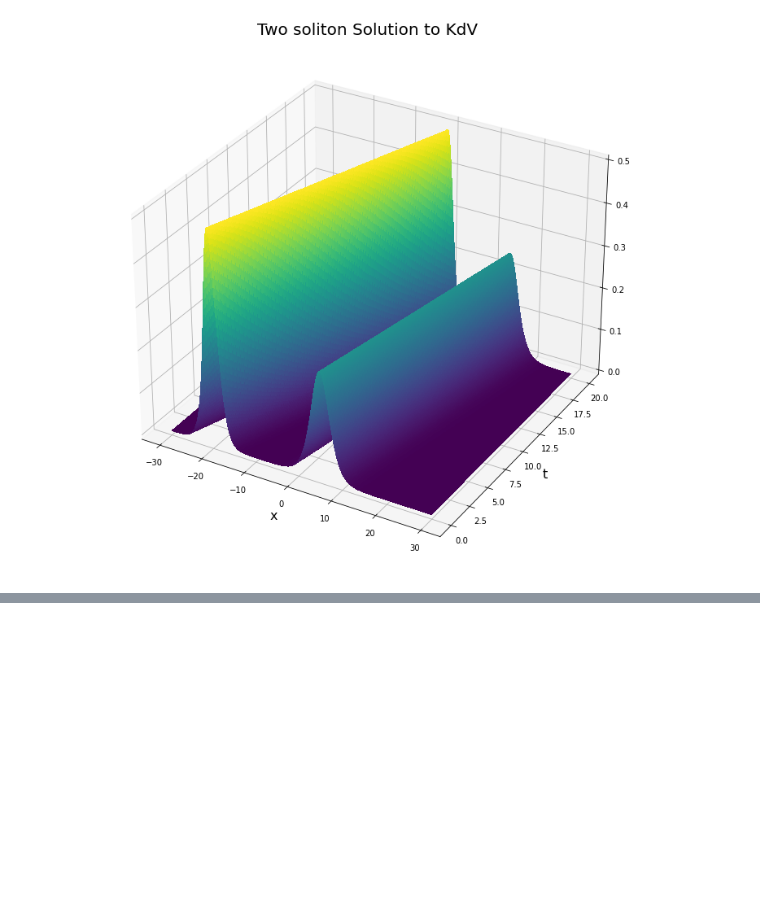
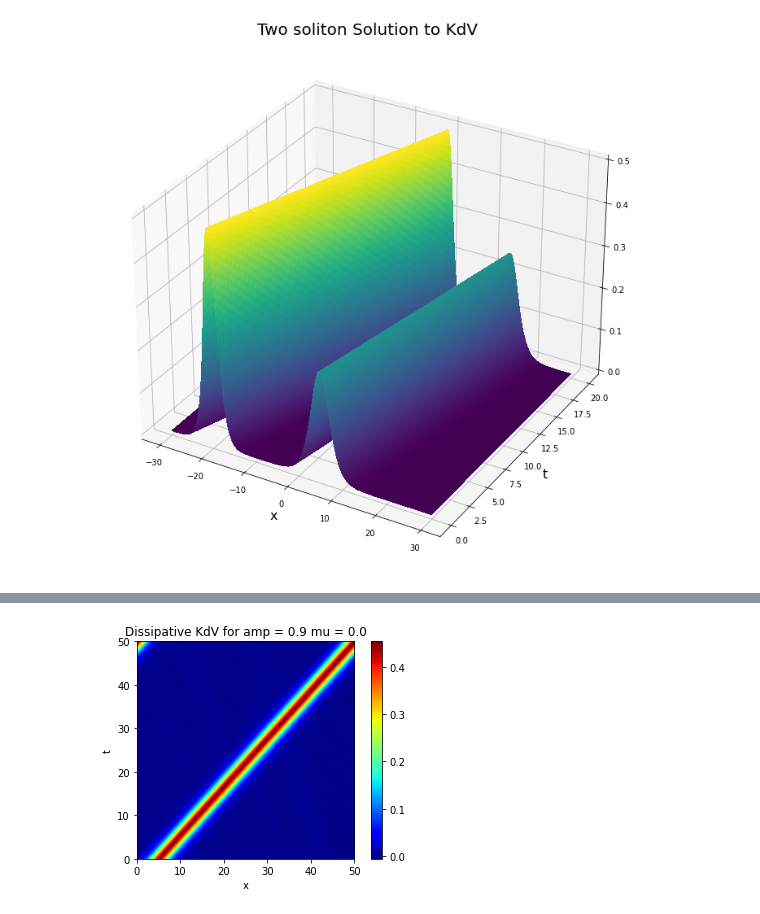
Before and after one commit to rajgark/COLSA-PySINDy, a Jupyter notebook: KortewegDeVries_COLSA.ipynb, the cells around one changed output, grey strips where cells are left out. Saved outputs shown, nothing was run; the diff lists cells and outputs as text; code cells hidden in the pictures; blank space fills up the shorter version.

```diff
--- a/KortewegDeVries_COLSA.ipynb
+++ b/KortewegDeVries_COLSA.ipynb
@@ -494,0 +473,88 @@ TypeError: object of type 'Lasso' has no len()
+# %%
+amp = 0.9
+L = 50.0
+N = 256
+dx = L / (N - 1.0)
+x = np.linspace(0, (1-1.0/N)*L, N)
+
+u0 = kdv_exact(x-0.1*L, amp)  # initial condition with a soliton near the left end
+
+# Set the time sample grid.
+T = 50      # total time to integrate for
+num_t = 501 # number of timesteps
+t = np.linspace(0, T, num_t)
+
+mu_range = np.linspace(0.0, 0.05, 6)
+# %%
+for mu in mu_range:
+
+    print('Computing the solution for amp = '+str(amp)+' mu = ' + str(mu))
+    sol = diss_kdv_solution(u0, t, L, mu)
+
+    print('Generating a space time plot')
+
+    f = plt.figure()
+    #[::-1, :] is a python trick for reversing the first index so t=0 is at the bottom of the image
+    plt.imshow(sol[::-1, :], cmap='jet', extent=[0,L,0,T])
+    plt.colorbar()
+    plt.xlabel('x')
+    plt.ylabel('t')
+    plt.title('Dissipative KdV for amp = '+str(amp)+' mu = '+str(mu))
+    plt.savefig('./diss_kdv_results/diss_kdv_spacetime_amp_'+str(amp)+'_mu_'+str(mu)+'.png')
+    plt.close(f)
+
+    # arrays to acumulate data for fitting
+    A_fit  = np.array([])
+    w_fit  = np.array([])
+
+    t_fit = t[::10]    # fit every 10th value of t
+    s_fit = sol[::10,:]
+
+    for i in range(len(t_fit)):
+        u_fit = s_fit[i,:]
+
+        A_est = max(u_fit)             # p[0]  amplitude = peak height
+        x0_est = x[np.argmax(u_fit)]      # p[1]  peak position = position of maximum
+        w_est = np.sqrt(2/A_est)          # p[2]  width of peak
+
+        p, cov = curve_fit(diss_waveshape, x, s_fit[i,:], p0=(A_est,x0_est,w_est))
+
+        A_fit = np.append(A_fit, p[0])
+        w_fit = np.append(w_fit, p[2])
+
+        # uncomment the following to see what the fits look like in x
+
+        #check_fit = diss_waveshape(x,*p)
+
+        #f = figure()
+        #plot(x,u_fit,'.',x,check_fit)
+        #show()
+
+
+    f = plt.figure()
+    plt.plot(t_fit, A_fit, 'b.')
+    plt.xlabel('dimensionless time')
+    plt.ylabel('dimensionless amplitude')
+    plt.title('Amplitude decay for dissipative KdV, amp = '+str(amp)+' mu= '+str(mu))
+    #plt.savefig('./diss_kdv_results/A_decay_diss_kdv_amp_'+str(amp)+'_mu_'+str(mu)+'.png')
+    #show()
+    plt.close(f)
+
+    f = plt.figure()
+    plt.plot(t_fit, w_fit, 'r.')
+    plt.xlabel('dimensionless time')
+    plt.ylabel('dimensionless width')
+    plt.title('Width growth for dissipative KdV, amp = '+str(amp)+' mu= '+str(mu))
+    #plt.savefig('./diss_kdv_results/w_growth_diss_kdv_amp_'+str(amp)+'_mu_'+str(mu)+'.png')
+    #show()
+    plt.close(f)
+
+    f = plt.figure()
+    plt.plot(w_fit, sqrt(2/A_fit), '.')
+    plt.xlabel('dimensionless width')
+    plt.ylabel('sqrt(2/A')
+    plt.title('w vis. sqrt(2/A) for dissipative KdV, amp = '+str(amp)+' mu= '+str(mu))
+    #plt.savefig('./diss_kdv_results/w_vs_sqrt2_over_A_diss_kdv_amp_'+str(amp)+'_mu_'+str(mu)+'.png')
+    #show()
+    plt.close(f)
+# %% [output]
@@ -494,0 +564 @@ TypeError: object of type 'Lasso' has no len()
+[figure, added]
```
Also changed, not shown: parts of 33 cells of this notebook.
